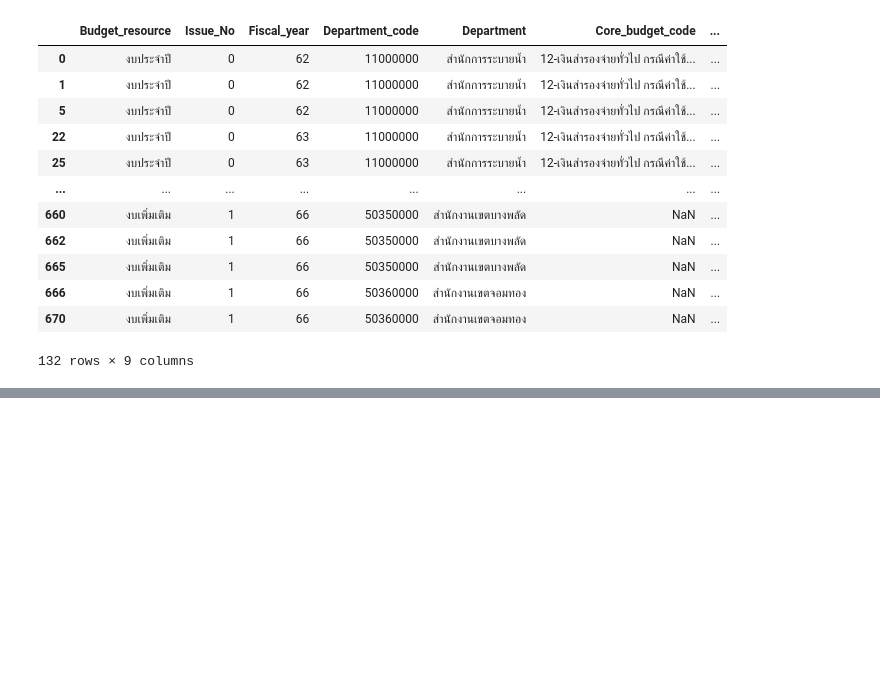
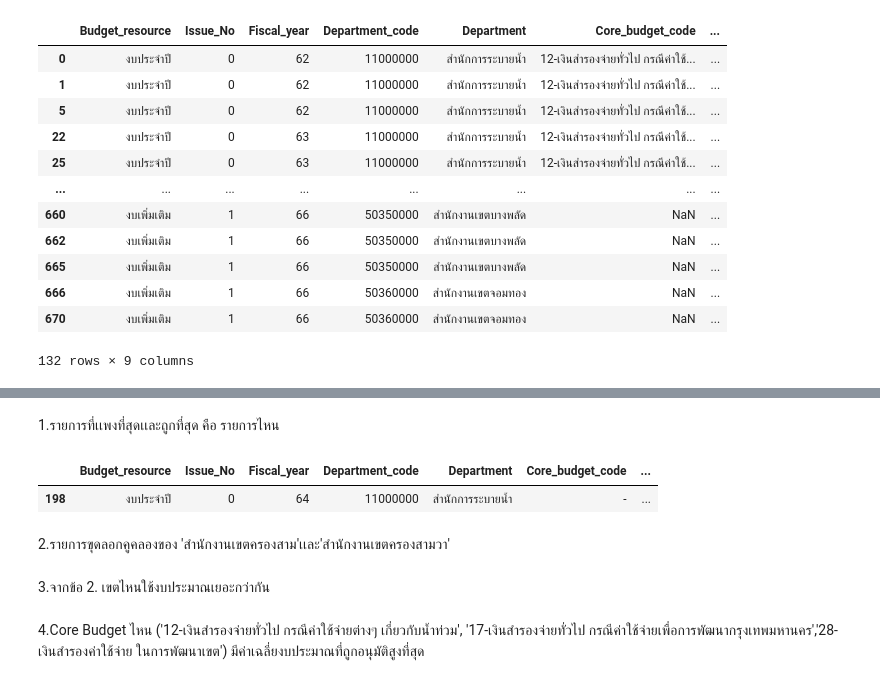
Before and after one commit to MOOwuttichai/python_dataviz2023, a Jupyter notebook: for me.ipynb, the cells around one changed output, grey strips where cells are left out. Drawn from its saved outputs; the diff is of its cells as text; code cells hidden in the pictures; blank space fills up the shorter version.

```diff
--- a/for me.ipynb
+++ b/for me.ipynb
@@ -1122,0 +1289,13 @@ data1[(data1['Approved_buget'] > 1000000 ) & (data1['Approved_buget'] < 2000000)
+# %% [markdown]
+1.รายการที่เเพงที่สุดเเละถูกที่สุด คือ รายการไหน
+# %%
+data1[(data1['Approved_buget'] == 1.599700e+07)]
+# %% [output]
+|  | Budget_resource | Issue_No | Fiscal_year | Department_code | Department | Core_budget_code | ... |
+| 198 | งบประจำปี | 0 | 64 | 11000000 | สำนักการระบายน้ำ | - | ... |
+# %% [markdown]
+2.รายการขุดลอกคูคลองของ 'สำนักงานเขตครองสาม'เเละ'สำนักงานเขตครองสามวา'
+# %% [markdown]
+3.จากข้อ 2. เขตไหนใช้งบประมาณเยอะกว่ากัน
+# %% [markdown]
+4.Core Budget ไหน ('12-เงินสำรองจ่ายทั่วไป กรณีค่าใช้จ่ายต่างๆ เกี่ยวกับน้ำท่วม', '17-เงินสำรองจ่ายทั่วไป กรณีค่าใช้จ่ายเพื่อการพัฒนากรุงเทพมหานคร','28-เงินสำรองค่าใช้จ่าย ในการพัฒนาเขต') มีค่าเฉลี่ยงบประมาณที่ถูกอนุมัติสูงที่สุด
```
Also changed, not shown: parts of 27 cells of this notebook.
